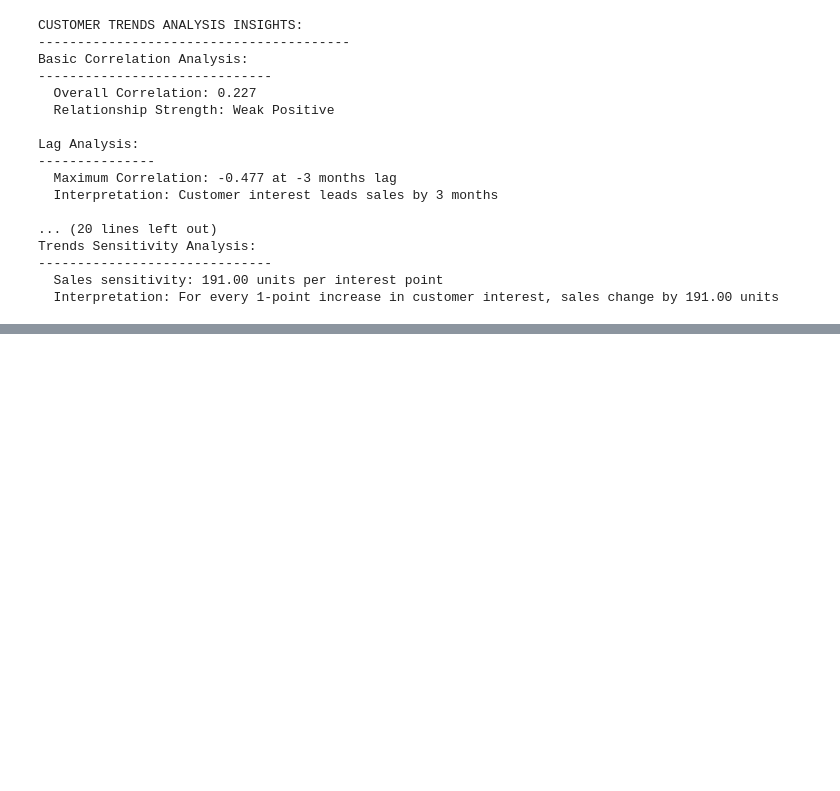
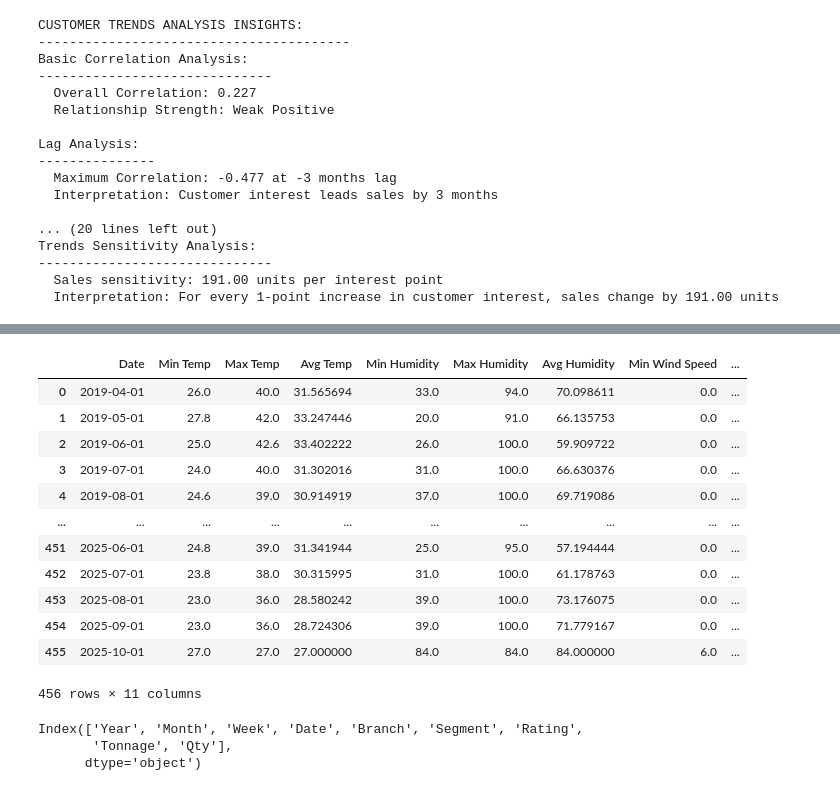
Before and after one commit to thesloppyguy/project_future_projection, a Jupyter notebook: rnd/Notebooks/Reset.ipynb, the cells around one changed output, grey strips where cells are left out. Saved outputs shown, nothing was run; the diff lists cells and outputs as text; code cells hidden in the pictures; blank space fills up the shorter version.

```diff
--- a/rnd/Notebooks/Reset.ipynb
+++ b/rnd/Notebooks/Reset.ipynb
@@ -2101,0 +2192,22 @@ Trends Sensitivity Analysis:
+# %%
+weather_data
+# %% [output]
+|  | Date | Min Temp | Max Temp | Avg Temp | Min Humidity | Max Humidity | Avg Humidity | Min Wind Speed | ... |
+| 0 | 2019-04-01 | 26.0 | 40.0 | 31.565694 | 33.0 | 94.0 | 70.098611 | 0.0 | ... |
+| 1 | 2019-05-01 | 27.8 | 42.0 | 33.247446 | 20.0 | 91.0 | 66.135753 | 0.0 | ... |
+| 2 | 2019-06-01 | 25.0 | 42.6 | 33.402222 | 26.0 | 100.0 | 59.909722 | 0.0 | ... |
+| 3 | 2019-07-01 | 24.0 | 40.0 | 31.302016 | 31.0 | 100.0 | 66.630376 | 0.0 | ... |
+| 4 | 2019-08-01 | 24.6 | 39.0 | 30.914919 | 37.0 | 100.0 | 69.719086 | 0.0 | ... |
+| ... | ... | ... | ... | ... | ... | ... | ... | ... | ... |
+| 451 | 2025-06-01 | 24.8 | 39.0 | 31.341944 | 25.0 | 95.0 | 57.194444 | 0.0 | ... |
+| 452 | 2025-07-01 | 23.8 | 38.0 | 30.315995 | 31.0 | 100.0 | 61.178763 | 0.0 | ... |
+| 453 | 2025-08-01 | 23.0 | 36.0 | 28.580242 | 39.0 | 100.0 | 73.176075 | 0.0 | ... |
+| 454 | 2025-09-01 | 23.0 | 36.0 | 28.724306 | 39.0 | 100.0 | 71.779167 | 0.0 | ... |
+| 455 | 2025-10-01 | 27.0 | 27.0 | 27.000000 | 84.0 | 84.0 | 84.000000 | 6.0 | ... |
+456 rows × 11 columns
+# %%
+refactored_df.columns
+# %% [output]
+Index(['Year', 'Month', 'Week', 'Date', 'Branch', 'Segment', 'Rating',
+       'Tonnage', 'Qty'],
+      dtype='object')
```
Also changed, not shown: parts of 17 cells of this notebook.
